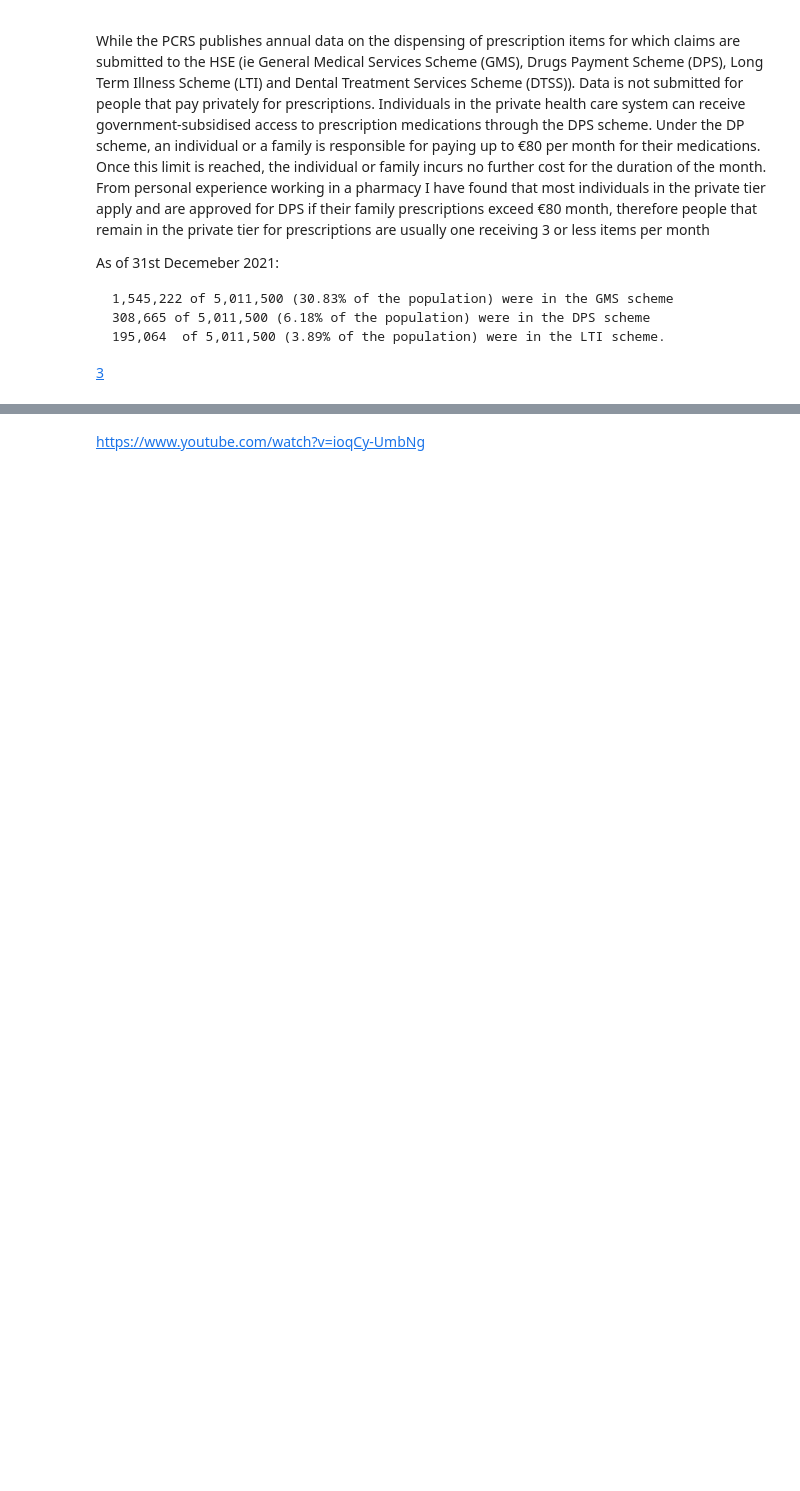
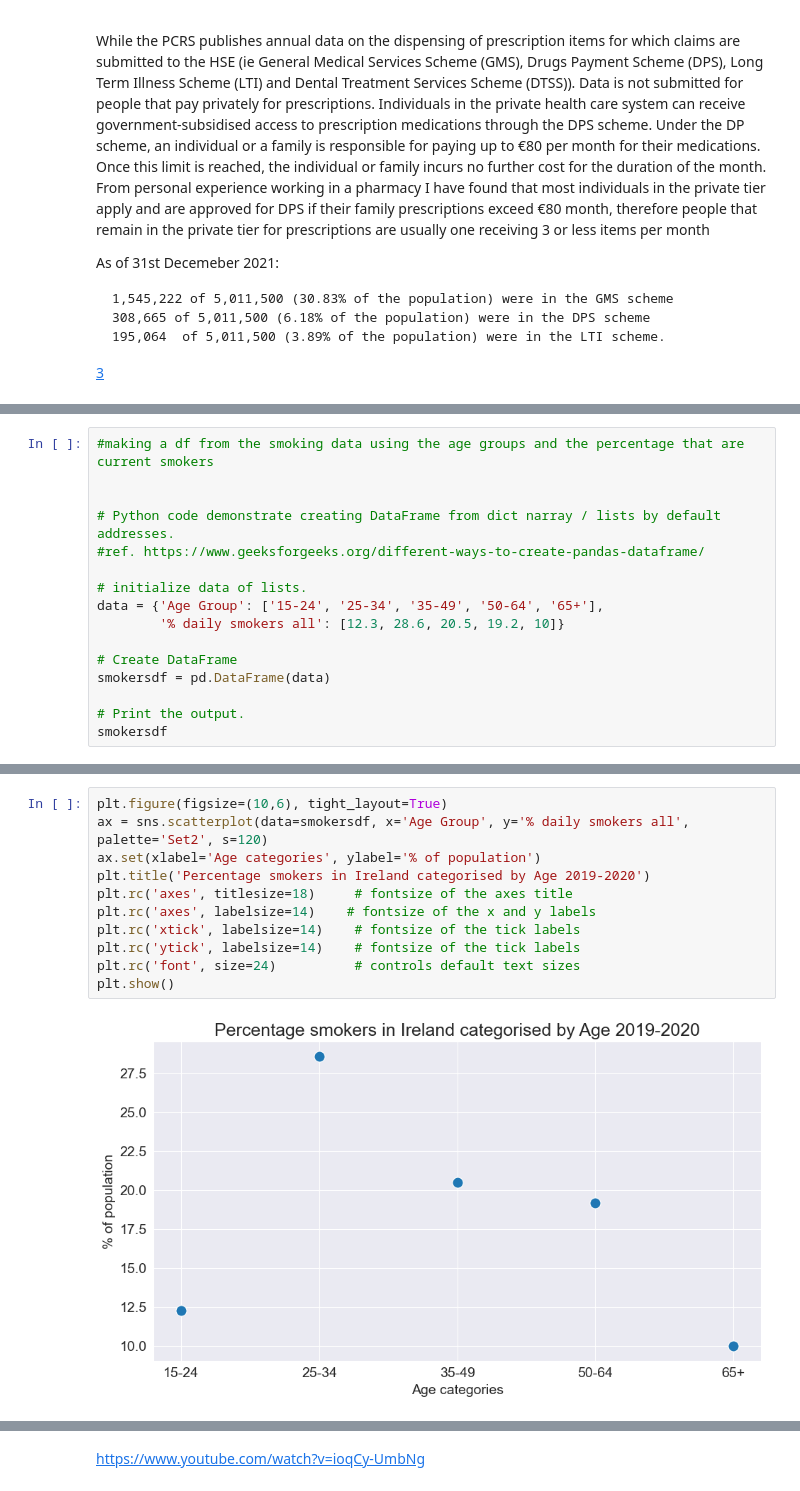
Before and after one commit to BridK02/PfDA-assignment, a Jupyter notebook: PfDA_Assignment.ipynb, the cells around one changed output, grey strips where cells are left out. Cells and saved outputs as stored; diff of their text form; blank space fills up the shorter version.

```diff
--- a/PfDA_Assignment.ipynb
+++ b/PfDA_Assignment.ipynb
@@ -386,0 +437,16 @@ As of 31st Decemeber 2021:
+# %%
+#making a df from the smoking data using the age groups and the percentage that are current smokers
+
+
+# Python code demonstrate creating DataFrame from dict narray / lists by default addresses.
+#ref. https://www.geeksforgeeks.org/different-ways-to-create-pandas-dataframe/
+
+# initialize data of lists.
+data = {'Age Group': ['15-24', '25-34', '35-49', '50-64', '65+'],
+        '% daily smokers all': [12.3, 28.6, 20.5, 19.2, 10]}
+
+# Create DataFrame
+smokersdf = pd.DataFrame(data)
+
+# Print the output.
+smokersdf
@@ -386,0 +460,13 @@ As of 31st Decemeber 2021:
+# %%
+plt.figure(figsize=(10,6), tight_layout=True)
+ax = sns.scatterplot(data=smokersdf, x='Age Group', y='% daily smokers all', palette='Set2', s=120)
+ax.set(xlabel='Age categories', ylabel='% of population')
+plt.title('Percentage smokers in Ireland categorised by Age 2019-2020')
+plt.rc('axes', titlesize=18)     # fontsize of the axes title
+plt.rc('axes', labelsize=14)    # fontsize of the x and y labels
+plt.rc('xtick', labelsize=14)    # fontsize of the tick labels
+plt.rc('ytick', labelsize=14)    # fontsize of the tick labels
+plt.rc('font', size=24)          # controls default text sizes
+plt.show()
+# %% [output]
+[figure, added]
```
Also changed, not shown: parts of 16 cells of this notebook.
